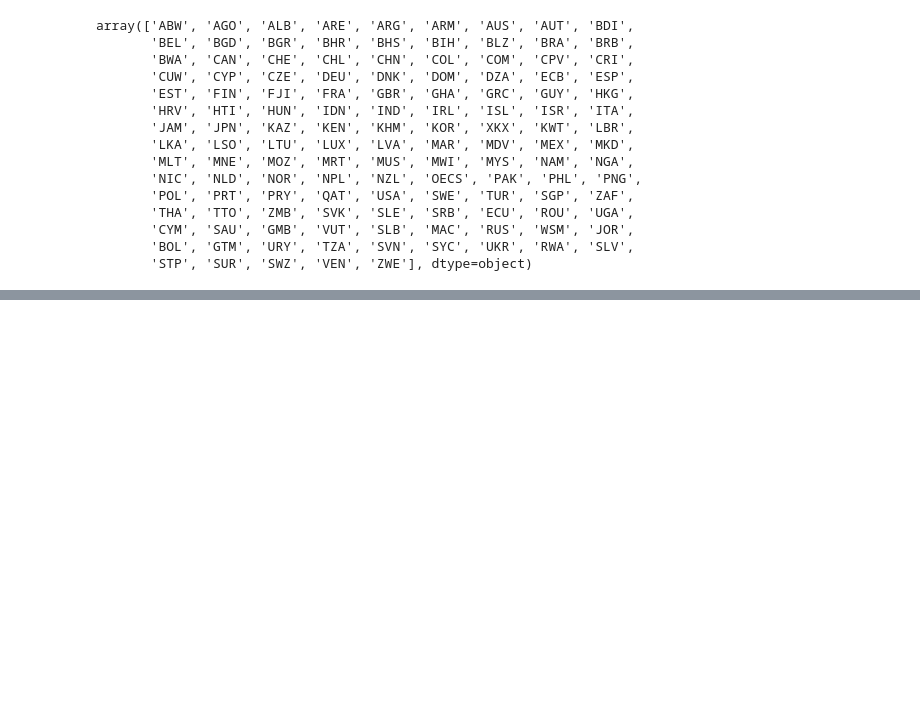
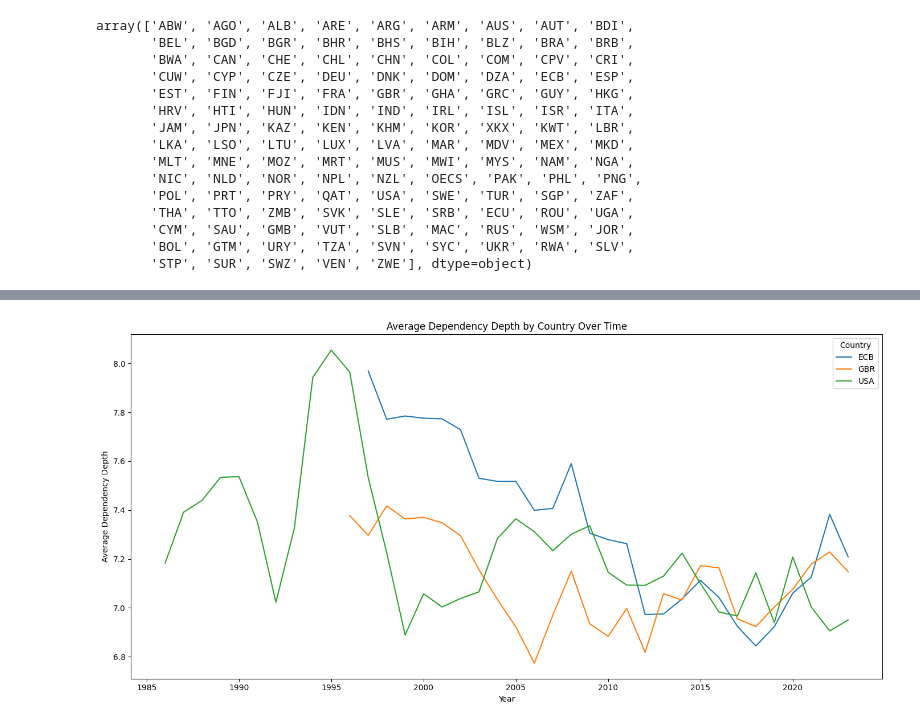
Before and after one commit to lelkamel/nlp_central_banks, a Jupyter notebook: lyna_work/topic_modelling.ipynb, the cells around one changed output, grey strips where cells are left out. Saved outputs shown, nothing was run; the diff lists cells and outputs as text; code cells hidden in the pictures; blank space fills up the shorter version.

```diff
--- a/lyna_work/topic_modelling.ipynb
+++ b/lyna_work/topic_modelling.ipynb
@@ -184,0 +324,11 @@ specialized_speeches_filtered.to_csv(
+# %%
+import pydantic
+import spacy
+import thinc
+
+print("pydantic:", pydantic.__version__)
+print("spacy:", spacy.__version__)
+print("thinc:", thinc.__version__)
+
+nlp = spacy.load("en_core_web_sm")
+print("OK")
@@ -184,0 +340,73 @@ specialized_speeches_filtered.to_csv(
+# %%
+
+# -----------------------------
+# 3. Function to compute dependency depth of one sentence
+# -----------------------------
+def sentence_dependency_depth(sent):
+    """
+    Depth = longest path from sentence root to any terminal node (leaf).
+    We count nodes on the path, so a root->child->grandchild path has depth 3.
+    """
+    root = sent.root
+
+    def depth_from_token(token):
+        children = list(token.children)
+        if not children:
+            return 1
+        return 1 + max(depth_from_token(child) for child in children)
+
+    return depth_from_token(root)
+
+# -----------------------------
+# 4. Function to compute speech-level dependency depth
+# -----------------------------
+def speech_dependency_depth(text):
+    """
+    Compute average sentence dependency depth for one speech.
+    You could also use max(sentence depths) instead of mean if preferred.
+    """
+    doc = nlp(text)
+
+    sentence_depths = []
+    for sent in doc.sents:
+        # skip extremely short / empty-like sentences
+        sent_tokens = [tok for tok in sent if not tok.is_space]
+        if len(sent_tokens) == 0:
+            continue
+        sentence_depths.append(sentence_dependency_depth(sent))
+
+    if len(sentence_depths) == 0:
+        return None
+
+    return sum(sentence_depths) / len(sentence_depths)
+
+# -----------------------------
+# 5. Compute dependency depth for each speech
+# -----------------------------
+df['dependency_depth'] = df['text'].apply(speech_dependency_depth)
+
+# Drop rows where parsing failed
+df = df.dropna(subset=['dependency_depth'])
+
+# -----------------------------
+# 6. Aggregate by year and country
+# -----------------------------
+depth_year_country = (
+    df.groupby(['Year', 'Country'])['dependency_depth']
+    .mean()
+    .unstack()
+)
+
+# -----------------------------
+# 7. Plot
+# -----------------------------
+plt.figure(figsize=(14, 7))
+depth_year_country.plot(ax=plt.gca())
+
+plt.title('Average Dependency Depth by Country Over Time')
+plt.xlabel('Year')
+plt.ylabel('Average Dependency Depth')
+plt.tight_layout()
+plt.show()
+# %% [output]
+[figure, added]
```
Also changed, not shown: parts of 17 cells of this notebook, 1 other file.
